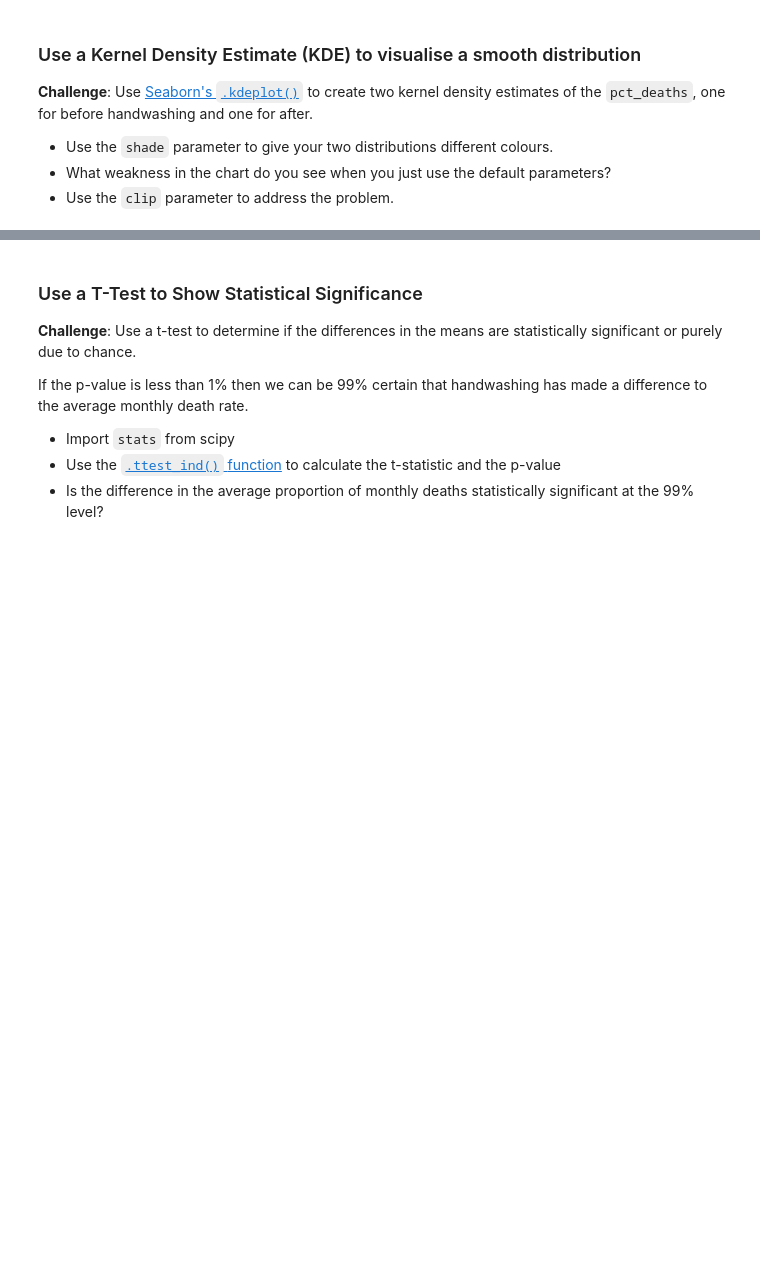
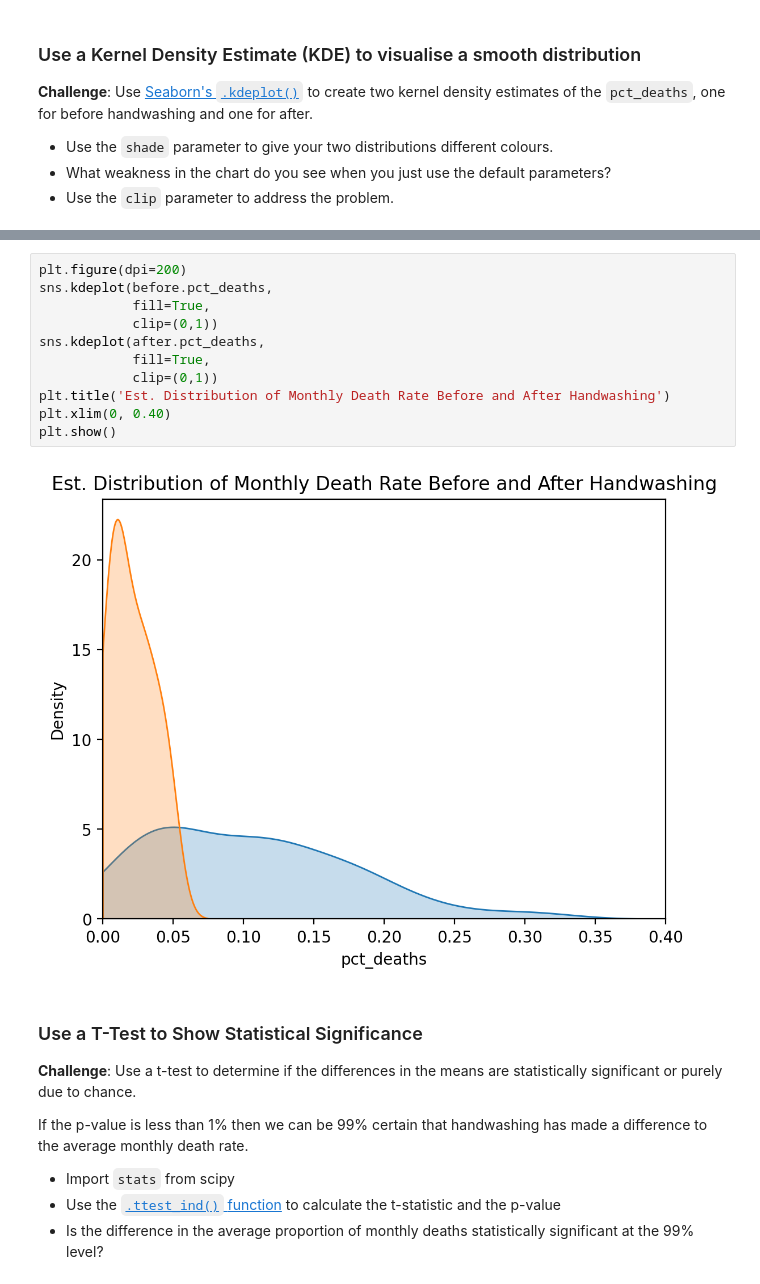
Before and after one commit to staixo/Python100day, a Jupyter notebook: Advanced/Datascience/Doctor/Dr_Semmelweis_Handwashing_Discover.ipynb, the cells around one changed output, grey strips where cells are left out. Drawn from its saved outputs; the diff is of its cells as text; blank space fills up the shorter version.

```diff
--- a/Advanced/Datascience/Doctor/Dr_Semmelweis_Handwashing_Discover.ipynb
+++ b/Advanced/Datascience/Doctor/Dr_Semmelweis_Handwashing_Discover.ipynb
@@ -430,3 +520,16 @@ plt.show()
+# %%
+plt.figure(dpi=200)
+sns.kdeplot(before.pct_deaths,
+            fill=True,
+            clip=(0,1))
+sns.kdeplot(after.pct_deaths,
+            fill=True,
+            clip=(0,1))
+plt.title('Est. Distribution of Monthly Death Rate Before and After Handwashing')
+plt.xlim(0, 0.40)
+plt.show()
+# %% [output]
+[figure, added]
 # %% [markdown]
 ### Use a T-Test to Show Statistical Significance
 
```
Also changed, not shown: parts of 9 cells of this notebook.
